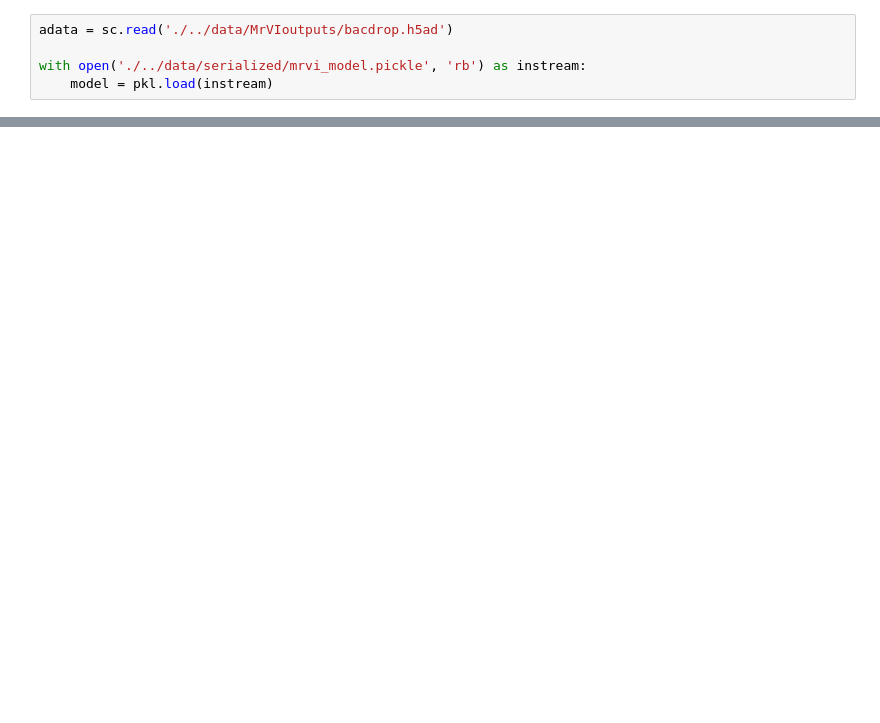
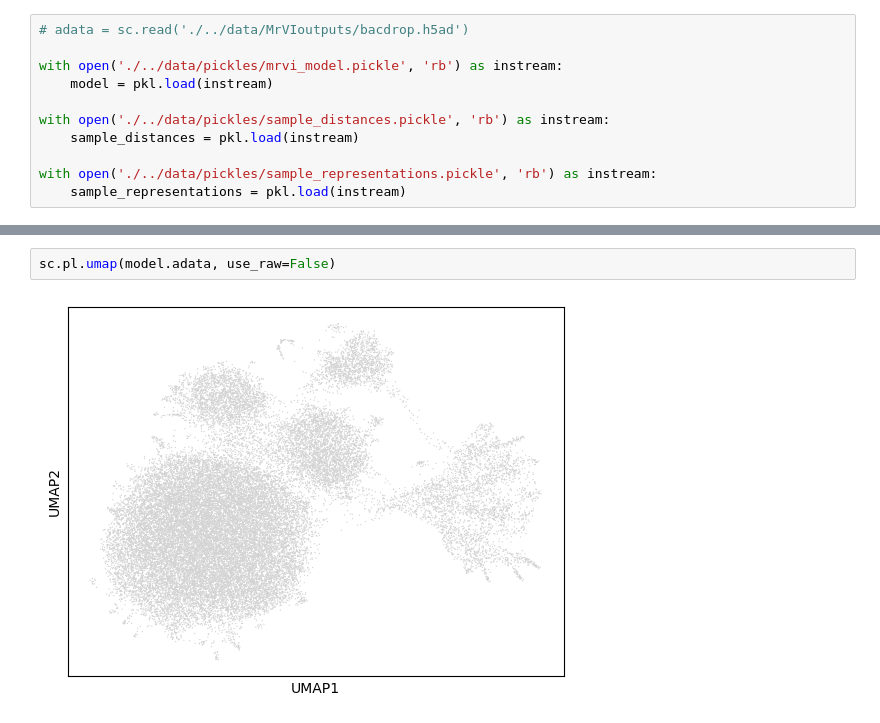
Before and after one commit to Dennis-Bersenev/GeneratingResistance, a Jupyter notebook: src/bacdrop_exploration.ipynb, the cells around one changed output, grey strips where cells are left out. Cells and saved outputs as stored; diff of their text form; blank space fills up the shorter version.

```diff
--- a/src/bacdrop_exploration.ipynb
+++ b/src/bacdrop_exploration.ipynb
@@ -10,5 +15,11 @@ import pickle as pkl
 # %%
-adata = sc.read('./../data/MrVIoutputs/bacdrop.h5ad')
+# adata = sc.read('./../data/MrVIoutputs/bacdrop.h5ad')
 
-with open('./../data/serialized/mrvi_model.pickle', 'rb') as instream:
+with open('./../data/pickles/mrvi_model.pickle', 'rb') as instream:
     model = pkl.load(instream)
+
+with open('./../data/pickles/sample_distances.pickle', 'rb') as instream:
+    sample_distances = pkl.load(instream)
+
+with open('./../data/pickles/sample_representations.pickle', 'rb') as instream:
+    sample_representations = pkl.load(instream)
@@ -35,0 +73,4 @@ attrdict({'n_cells': 1692542, 'n_vars': 4628, 'n_sample': 4, 'n_labels': 1, 'n_c
+# %%
+sc.pl.umap(model.adata, use_raw=False)
+# %% [output]
+[figure, added]
```
Also changed, not shown: parts of 13 cells of this notebook, 3 other files.
